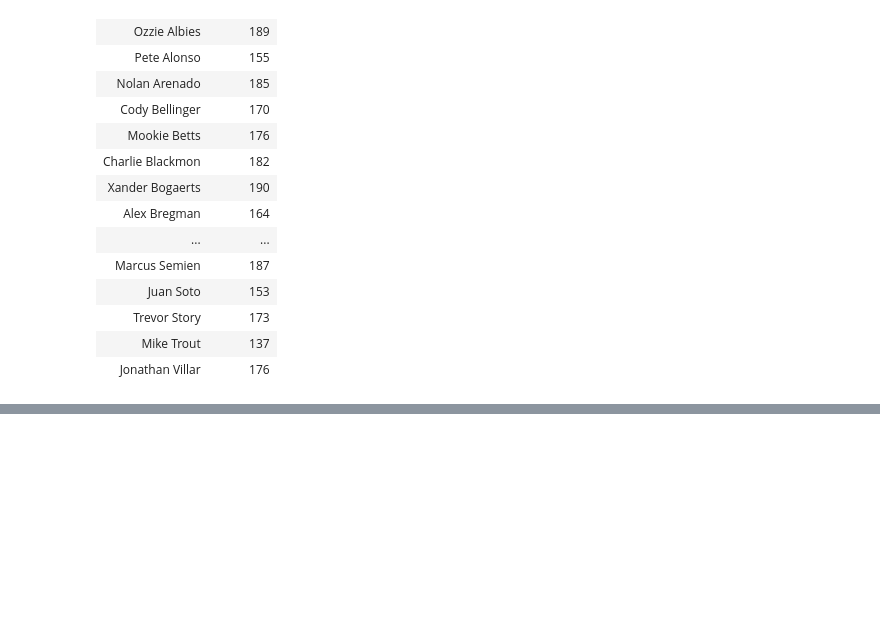
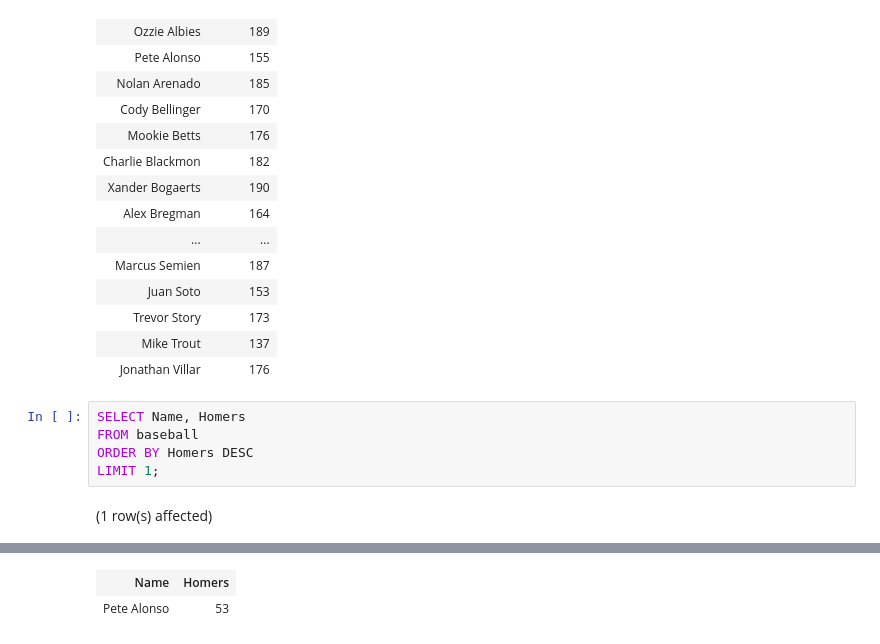
Before and after one commit to shreyapuri11/database, a Jupyter notebook: baseball.ipynb, the cells around one changed output, grey strips where cells are left out. Cells and saved outputs as stored; diff of their text form; blank space fills up the shorter version.

Commit message:
baseball

```diff
--- a/baseball.ipynb
+++ b/baseball.ipynb
@@ -75,3 +75,10 @@ Total execution time: 00:00:01.048
 | Trevor Story | 173 |
 | Mike Trout | 137 |
 | Jonathan Villar | 176 |
+# %%
+SELECT Name, Homers
+FROM baseball
+ORDER BY Homers DESC
+LIMIT 1;
+# %% [output]
+(1 row(s) affected)
@@ -77,0 +86,2 @@ Total execution time: 00:00:01.048
+| Name | Homers |
+| Pete Alonso | 53 |
```
Also changed, not shown: parts of 1 cell of this notebook.
